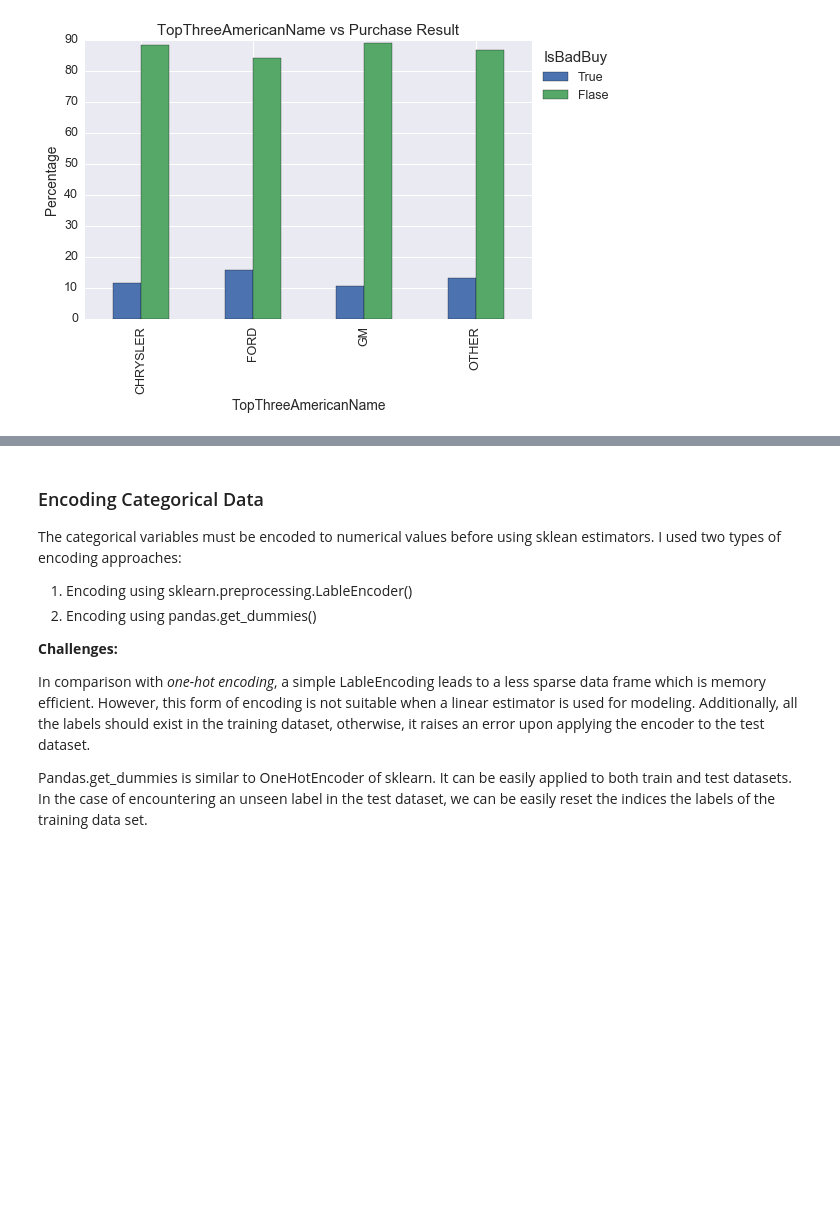
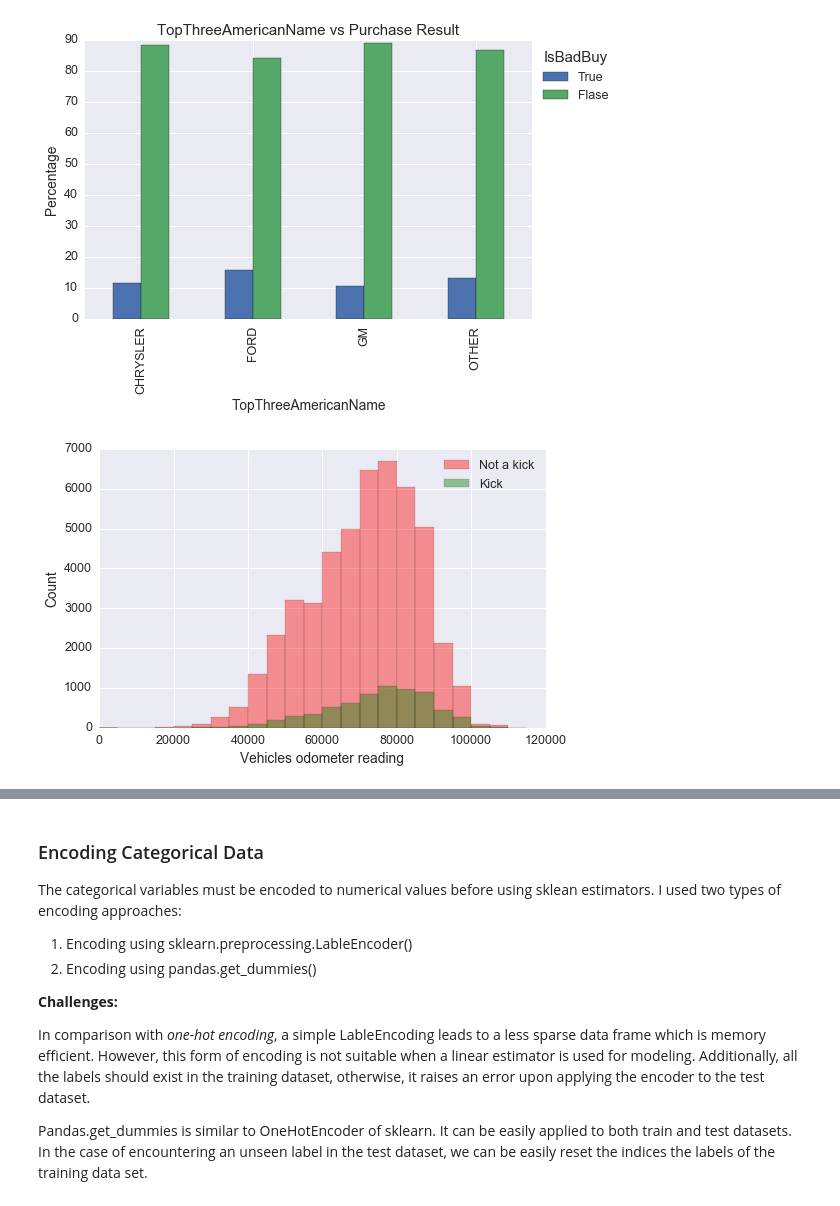
Before and after one commit to mhfarahani/Machine-Learning-Notebooks, a Jupyter notebook: Don't_Get_Kicked-Notebook.ipynb, the cells around one changed output, grey strips where cells are left out. Saved outputs shown, nothing was run; the diff lists cells and outputs as text; code cells hidden in the pictures; blank space fills up the shorter version.

```diff
--- a/Don't_Get_Kicked-Notebook.ipynb
+++ b/Don't_Get_Kicked-Notebook.ipynb
@@ -116,9 +120,10 @@ dtype: int64
 8. The possible options for `Trim` are found using the `Make`, `Model`, and `SubModel` in the training dataset. Then the most frequent trim type is assigned to the missing values.
 9. To fill in the missing values in acquisition prices, the prices for similar vehicles are found using `Make`, `Model`, `VehicleAge`, and `Size` information in the training dataset. Then the missing values are replaced with the median value of the matching vehicle type.
 # %%
-# Remove 'PRIMEUNIT' and 'AUCGUART'.
-X_train = X_train.drop(['PRIMEUNIT','AUCGUART'],axis=1)
-X_test = X_test.drop(['PRIMEUNIT','AUCGUART'],axis=1)
+# Remove 'RefId' 'PRIMEUNIT' and 'AUCGUART'.
+X_train = X_train.drop(['RefId','PRIMEUNIT','AUCGUART'],axis=1)
+X_test = X_test.drop(['RefId','PRIMEUNIT','AUCGUART'],axis=1)
+
 
 
 # Convert purchase date to int type
@@ -340,3 +346,16 @@ Ctab = crosstab_barplot(X_train,y_train,'Size',plot_type='percentage')
 Ctab = crosstab_barplot(X_train,y_train,'TopThreeAmericanName',plot_type='percentage')
 # %% [output]
 [figure]
+# %%
+plt.rcParams['figure.figsize']=(8,5);
+bins = np.arange(0,120000,5000);
+kicked = X_train[y_train == 1]['VehOdo'].reset_index(drop=True);
+notkicked = X_train[y_train == 0]['VehOdo'].reset_index(drop=True);
+plt.hist(notkicked,bins=bins, color='red',alpha=0.4, label='Not a kick');
+plt.hist(kicked,bins=bins, color='green',alpha=0.4, label = 'Kick');
+plt.xlabel('Vehicles odometer reading')
+plt.ylabel('Count');
+plt.legend(loc='best');
+plt.savefig('odometer', dpi=None, facecolor='w', edgecolor='w', bbox_inches= 'tight')
+# %% [output]
+[figure, added]
```
Also changed, not shown: parts of 63 cells of this notebook.
